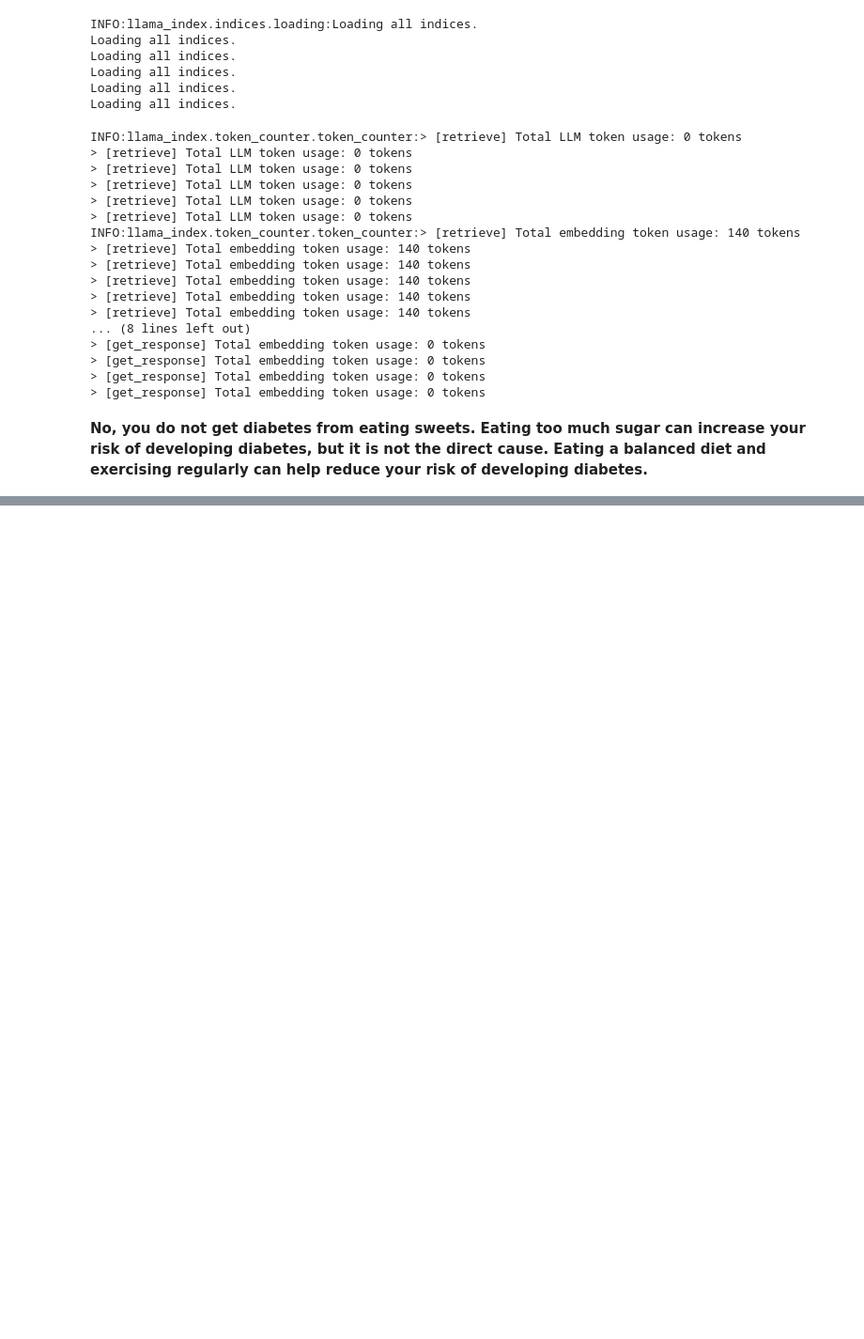
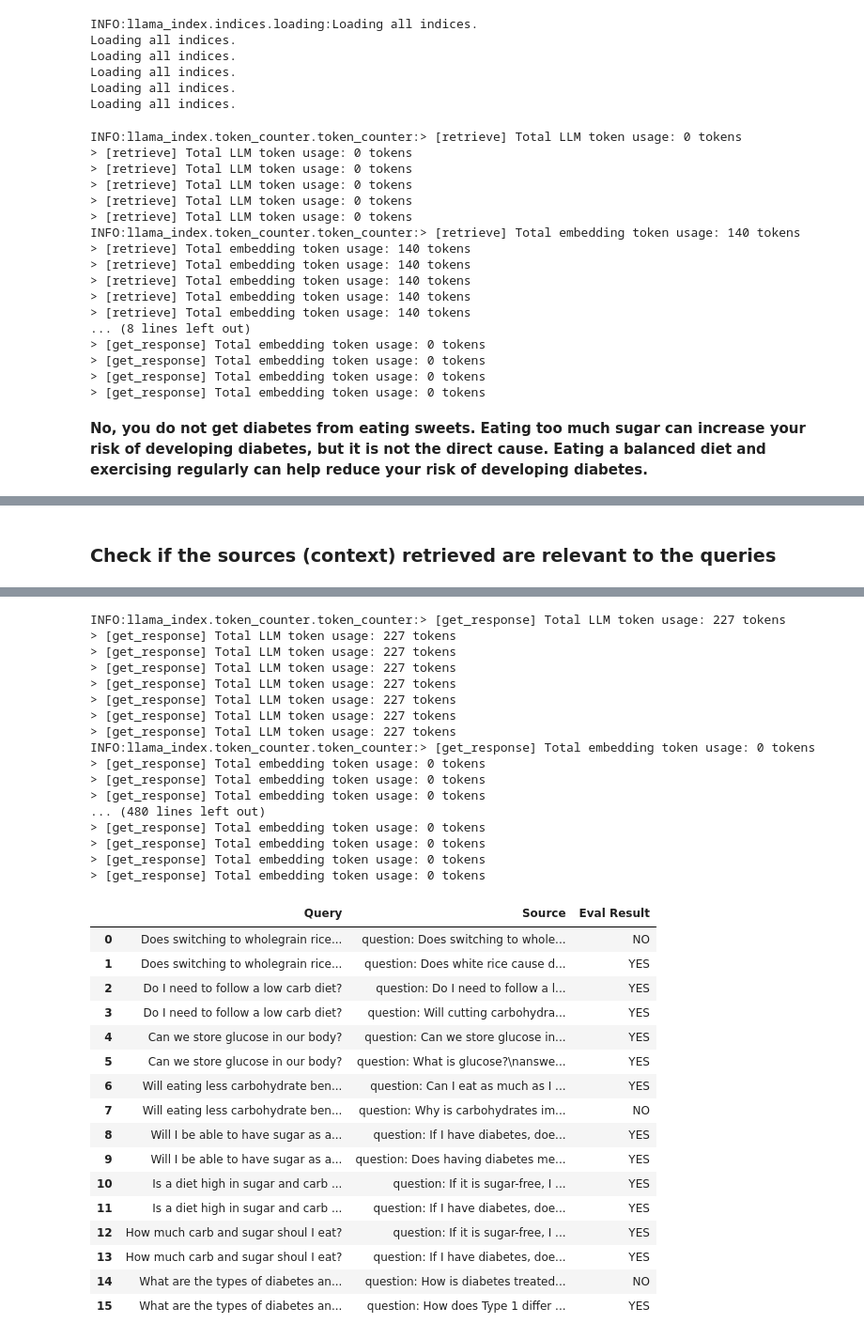
Before and after one commit to IntrovertHedgehog/openai-embbed-py, a Jupyter notebook: prepare_llamaindex.ipynb, the cells around one changed output, grey strips where cells are left out. Shown: that part at 94% size. Drawn from its saved outputs; the diff is of its cells as text; code cells hidden in the pictures; blank space fills up the shorter version.

```diff
--- a/prepare_llamaindex.ipynb
+++ b/prepare_llamaindex.ipynb
@@ -177,0 +199,4 @@ No, you do not get diabetes from eating sweets. Eating too much sugar can increa
+# %%
+llm_predictor = LLMPredictor(llm=ChatOpenAI(temperature=0, model_name="gpt-3.5-turbo"))
+service_context = ServiceContext.from_defaults(llm_predictor=llm_predictor)
+evaluator = ResponseEvaluator(service_context=service_context)
@@ -177,0 +234,15 @@ No, you do not get diabetes from eating sweets. Eating too much sugar can increa
+# %%
+test_queries = [
+    # original questions
+    'Does switching to wholegrain rice mean I can eat more rice?',
+    'Do I need to follow a low carb diet?',
+    'Can we store glucose in our body?',
+    # modified questions
+    'Will eating less carbohydrate benefit my body?'
+    'How can I eat healthily?',
+    'Will I be able to have sugar as a diabetics?',
+    # combined knowledge
+    'Is a diet high in sugar and carb bad for me?',
+    'How much carb and sugar shoul I eat?',
+    'What are the types of diabetes and how to cure them?'
+]
@@ -177,0 +251,5 @@ No, you do not get diabetes from eating sweets. Eating too much sugar can increa
+# %%
+responses = [query_engine.query(q) for q in test_queries]
+eval_results = [evaluator.evaluate(res) for res in responses]
+eval_vects = [eval_df(test_queries[i], responses[i], eval_results[i]) for i, _ in enumerate(responses)]
+pd.concat(eval_vects, ignore_index=True)
@@ -177,0 +266,9 @@ No, you do not get diabetes from eating sweets. Eating too much sugar can increa
+# %% [markdown]
+### Check if the sources (context) retrieved are relevant to the queries
+# %%
+from llama_index.evaluation import QueryResponseEvaluator
+query_evaluator = QueryResponseEvaluator(service_context=service_context)
+eval_source_results = [query_evaluator.evaluate_source_nodes(test_queries[i], responses[i]) for i in range(len(responses))]
+eval_source_vects = [eval_source(test_queries[i], responses[i], eval_source_results[i]) for i in range(len(responses))]
+display(pd.concat(eval_source_vects, ignore_index=True))
+# %% [output]
@@ -177,0 +291,34 @@ No, you do not get diabetes from eating sweets. Eating too much sugar can increa
+INFO:llama_index.token_counter.token_counter:> [get_response] Total LLM token usage: 227 tokens
+> [get_response] Total LLM token usage: 227 tokens
+> [get_response] Total LLM token usage: 227 tokens
+> [get_response] Total LLM token usage: 227 tokens
+> [get_response] Total LLM token usage: 227 tokens
+> [get_response] Total LLM token usage: 227 tokens
+> [get_response] Total LLM token usage: 227 tokens
+> [get_response] Total LLM token usage: 227 tokens
+INFO:llama_index.token_counter.token_counter:> [get_response] Total embedding token usage: 0 tokens
+> [get_response] Total embedding token usage: 0 tokens
+> [get_response] Total embedding token usage: 0 tokens
+> [get_response] Total embedding token usage: 0 tokens
+... (480 lines left out)
+> [get_response] Total embedding token usage: 0 tokens
+> [get_response] Total embedding token usage: 0 tokens
+> [get_response] Total embedding token usage: 0 tokens
+> [get_response] Total embedding token usage: 0 tokens
+|  | Query | Source | Eval Result |
+| 0 | Does switching to wholegrain rice... | question: Does switching to whole... | NO |
+| 1 | Does switching to wholegrain rice... | question: Does white rice cause d... | YES |
+| 2 | Do I need to follow a low carb diet? | question: Do I need to follow a l... | YES |
+| 3 | Do I need to follow a low carb diet? | question: Will cutting carbohydra... | YES |
+| 4 | Can we store glucose in our body? | question: Can we store glucose in... | YES |
+| 5 | Can we store glucose in our body? | question: What is glucose?\nanswe... | YES |
+| 6 | Will eating less carbohydrate ben... | question: Can I eat as much as I ... | YES |
+| 7 | Will eating less carbohydrate ben... | question: Why is carbohydrates im... | NO |
+| 8 | Will I be able to have sugar as a... | question: If I have diabetes, doe... | YES |
+| 9 | Will I be able to have sugar as a... | question: Does having diabetes me... | YES |
+| 10 | Is a diet high in sugar and carb ... | question: If it is sugar-free, I ... | YES |
+| 11 | Is a diet high in sugar and carb ... | question: If I have diabetes, doe... | YES |
+| 12 | How much carb and sugar shoul I eat? | question: If it is sugar-free, I ... | YES |
+| 13 | How much carb and sugar shoul I eat? | question: If I have diabetes, doe... | YES |
+| 14 | What are the types of diabetes an... | question: How is diabetes treated... | NO |
+| 15 | What are the types of diabetes an... | question: How does Type 1 differ ... | YES |
```
Also changed, not shown: parts of 10 cells of this notebook.
